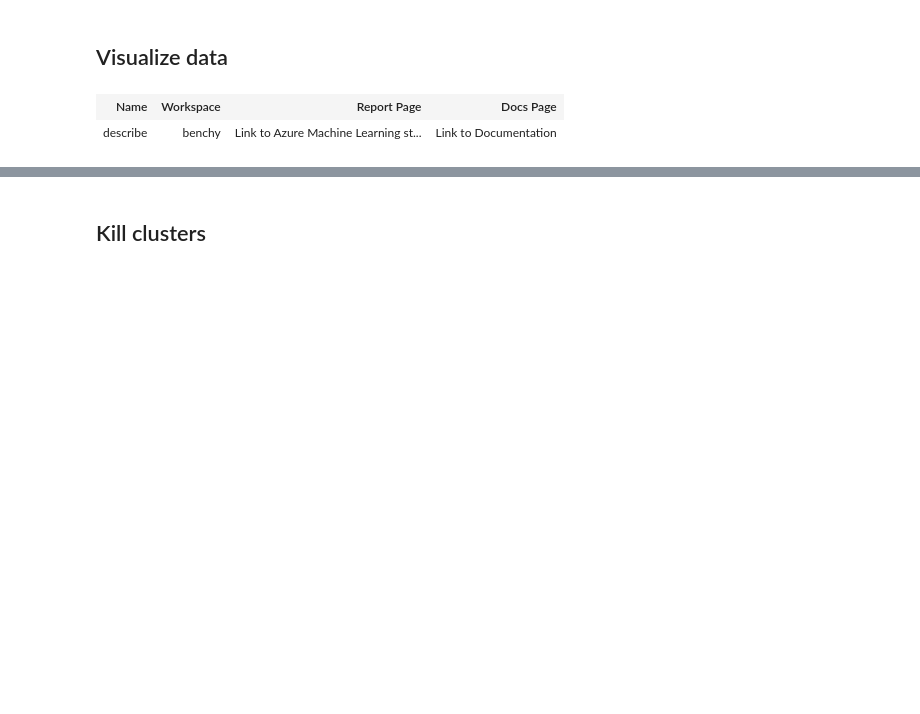
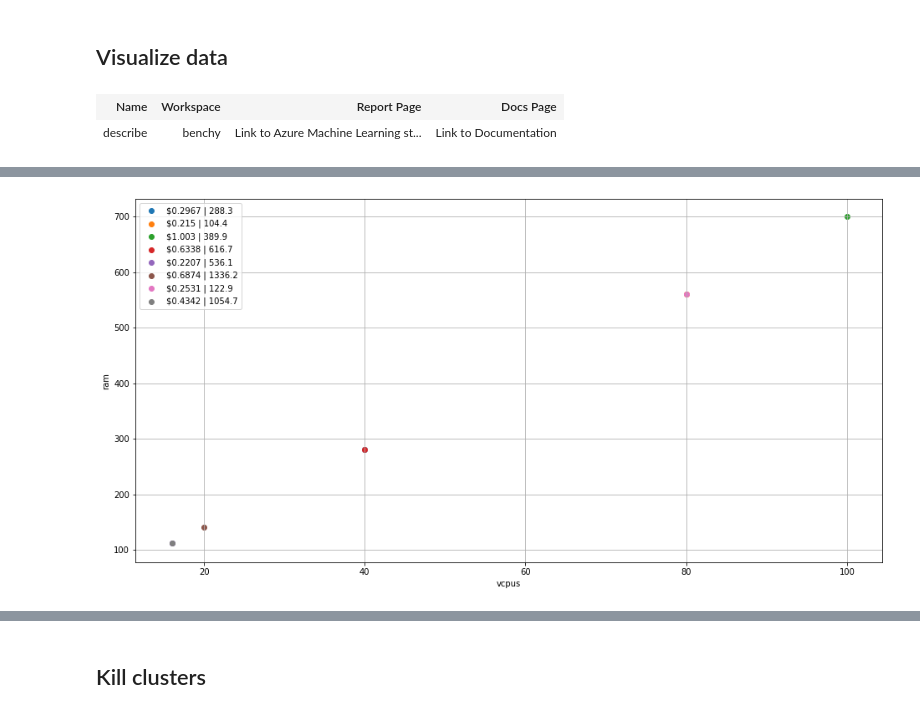
Before and after one commit to lostmygithubaccount/benchy, a Jupyter notebook: dask/benchmark.ipynb, the cells around one changed output, grey strips where cells are left out. Saved outputs shown, nothing was run; the diff lists cells and outputs as text; code cells hidden in the pictures; blank space fills up the shorter version.

```diff
--- a/dask/benchmark.ipynb
+++ b/dask/benchmark.ipynb
@@ -197,0 +252,13 @@ run.get_metrics()
+# %%
+plt.figure(figsize=(16, 8))
+
+for x in data:
+    vcpus, ram, cost, duration = (x[3], x[5], x[7], x[8])
+    plt.scatter(vcpus, ram, label=f'{cost} | {round(duration, 1)}')
+
+plt.xlabel('vcpus')
+plt.ylabel('ram')
+plt.legend()
+plt.grid()
+# %% [output]
+[figure, added]
```
Also changed, not shown: parts of 12 cells of this notebook.
